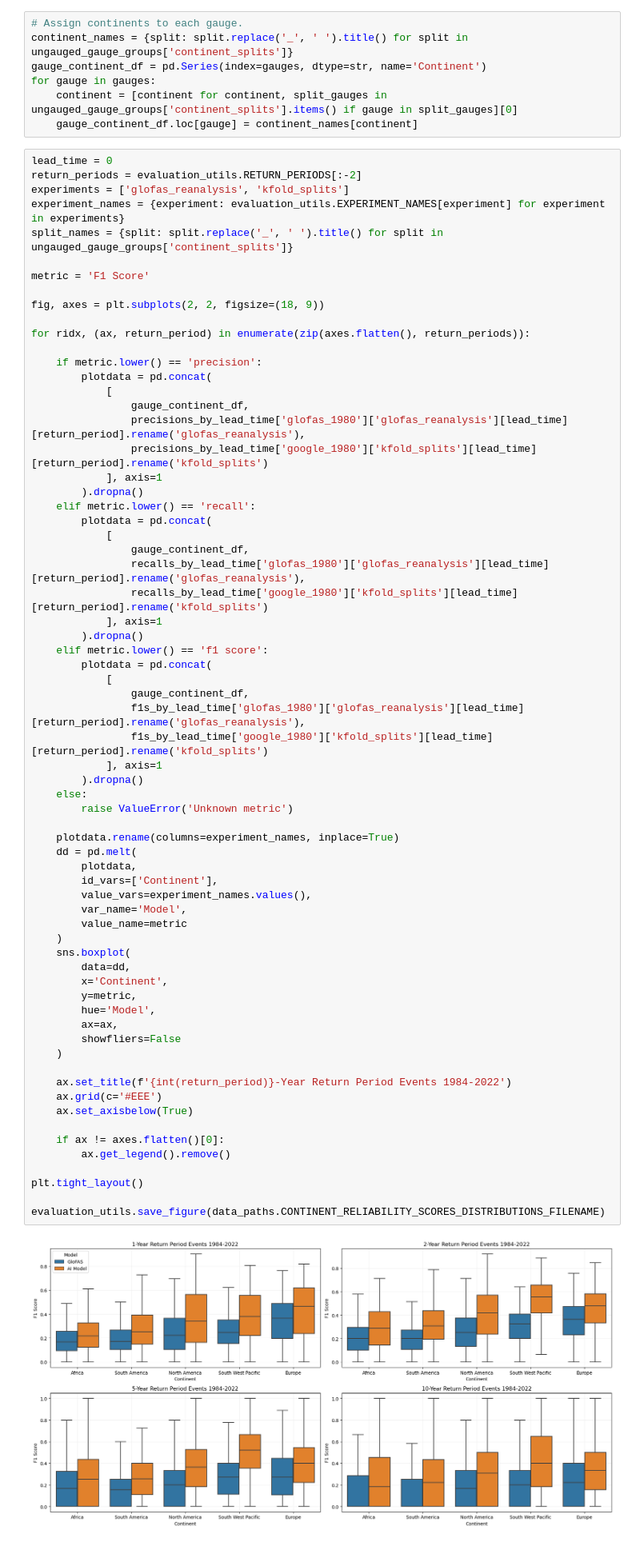
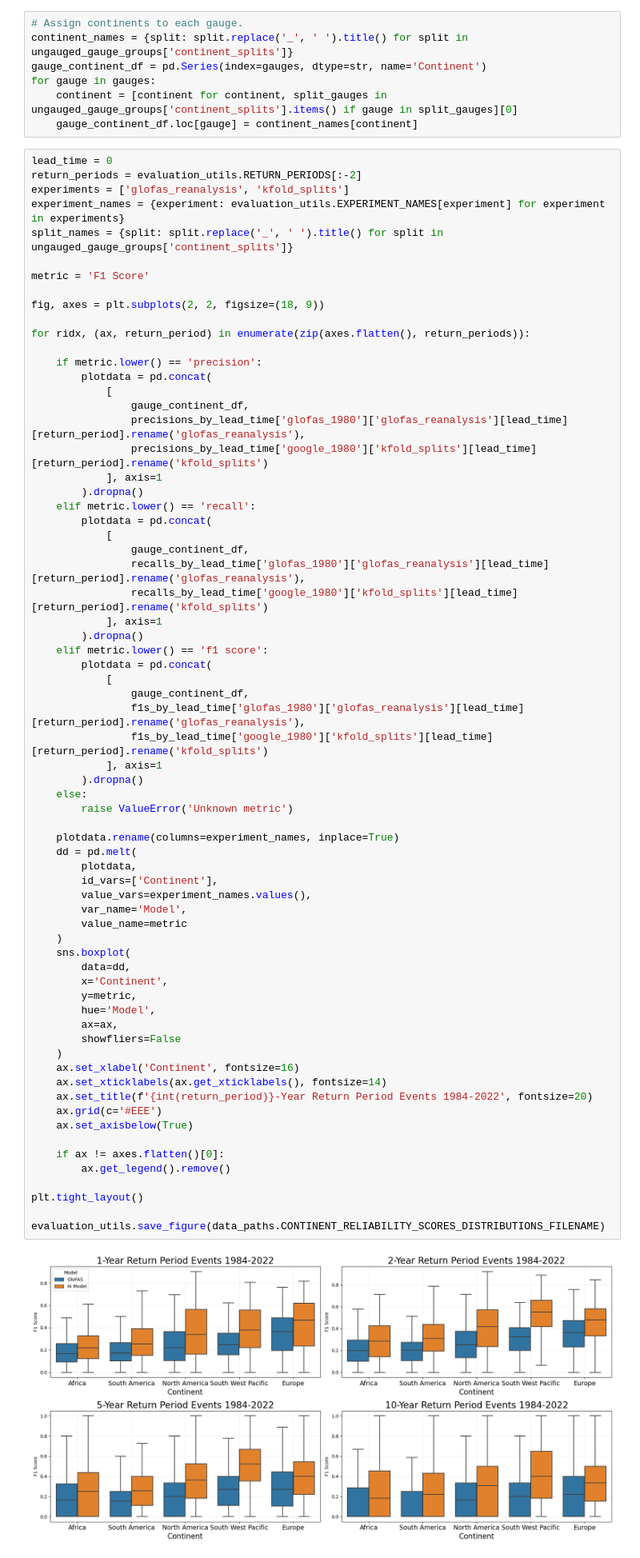
Before and after one commit to google-research-datasets/global_streamflow_model_paper, a Jupyter notebook: notebooks/figure5_continent_reliability_scores_distributions.ipynb, the cells around one changed output. Shown at 80% size. Saved outputs shown, nothing was run; the diff lists cells and outputs as text.

```diff
--- a/notebooks/figure5_continent_reliability_scores_distributions.ipynb
+++ b/notebooks/figure5_continent_reliability_scores_distributions.ipynb
@@ -150,36 +127,37 @@ for ridx, (ax, return_period) in enumerate(zip(axes.flatten(), return_periods)):
         ).dropna()
     else:
         raise ValueError('Unknown metric')
 
     plotdata.rename(columns=experiment_names, inplace=True)
     dd = pd.melt(
         plotdata,
         id_vars=['Continent'],
         value_vars=experiment_names.values(),
         var_name='Model',
         value_name=metric
     )
     sns.boxplot(
         data=dd,
         x='Continent',
         y=metric,
         hue='Model',
         ax=ax,
         showfliers=False
     )
-
-    ax.set_title(f'{int(return_period)}-Year Return Period Events 1984-2022')
+    ax.set_xlabel('Continent', fontsize=16)
+    ax.set_xticklabels(ax.get_xticklabels(), fontsize=14)
+    ax.set_title(f'{int(return_period)}-Year Return Period Events 1984-2022', fontsize=20)
     ax.grid(c='#EEE')
     ax.set_axisbelow(True)
 
     if ax != axes.flatten()[0]:
         ax.get_legend().remove()
 
 plt.tight_layout()
 
 evaluation_utils.save_figure(data_paths.CONTINENT_RELIABILITY_SCORES_DISTRIBUTIONS_FILENAME)
 # %% [output]
-[figure, old version]
+[figure, new version]
 # %% [markdown]
 # GloFAS Difference Between Continents
 # %% [markdown]
```
Also changed, not shown: parts of 7 cells of this notebook, 26 other files.
